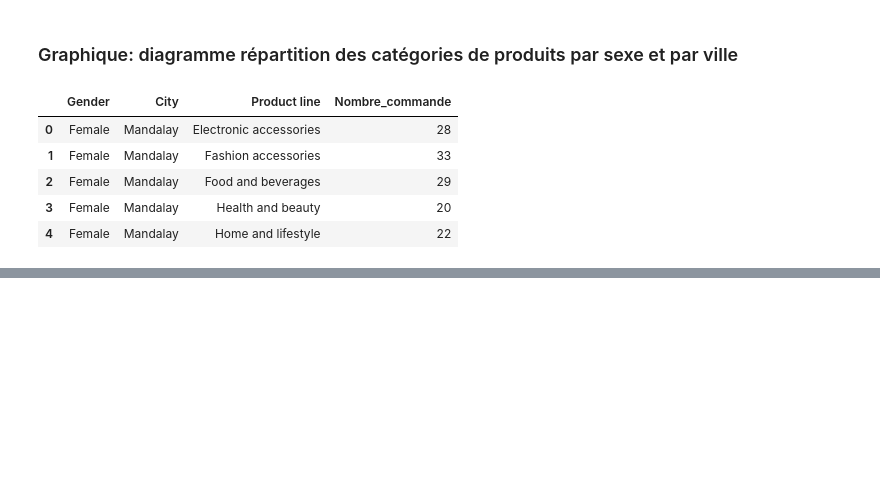
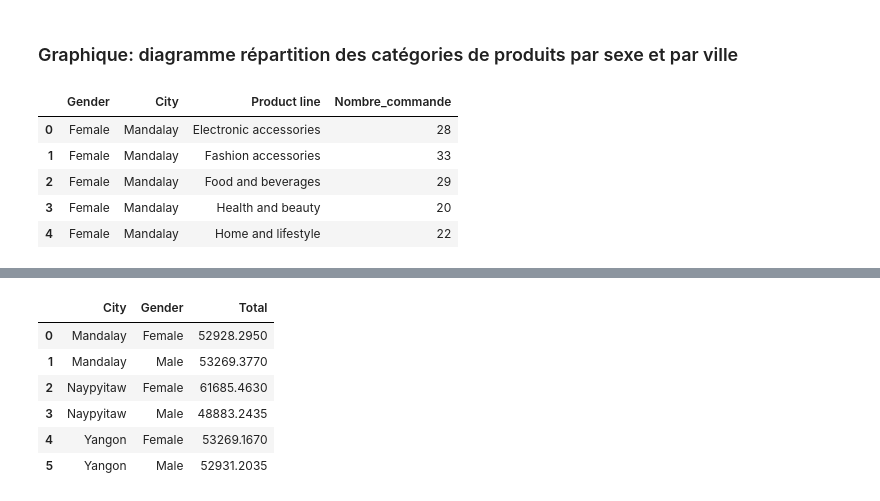
Before and after one commit to Jules-Bstats/dashboard-python-M1ECAP, a Jupyter notebook: notebook_dashboard.ipynb, the cells around one changed output, grey strips where cells are left out. Cells and saved outputs as stored; diff of their text form; code cells hidden in the pictures; blank space fills up the shorter version.

```diff
--- a/notebook_dashboard.ipynb
+++ b/notebook_dashboard.ipynb
@@ -153,0 +195,21 @@ graphe_cat_prod.show()
+# %%
+# Fonction permettant de calculer le montant des achats par ville et par colonne
+def montant_achat(data):
+    """
+    La fonction prend en entrée un dataframe et ressort également un dataframe dans lequel se
+    trouve le montant total des achats par sexe et par ville en euro(€)
+    """
+    df = data.groupby(['City', 'Gender']).sum('Total').reset_index()
+    df = df[['City', 'Gender', 'Total']]
+
+    return df
+# %%
+montant_achat(data)
+# %% [output]
+|  | City | Gender | Total |
+| 0 | Mandalay | Female | 52928.2950 |
+| 1 | Mandalay | Male | 53269.3770 |
+| 2 | Naypyitaw | Female | 61685.4630 |
+| 3 | Naypyitaw | Male | 48883.2435 |
+| 4 | Yangon | Female | 53269.1670 |
+| 5 | Yangon | Male | 52931.2035 |
```
Also changed, not shown: parts of 8 cells of this notebook.
